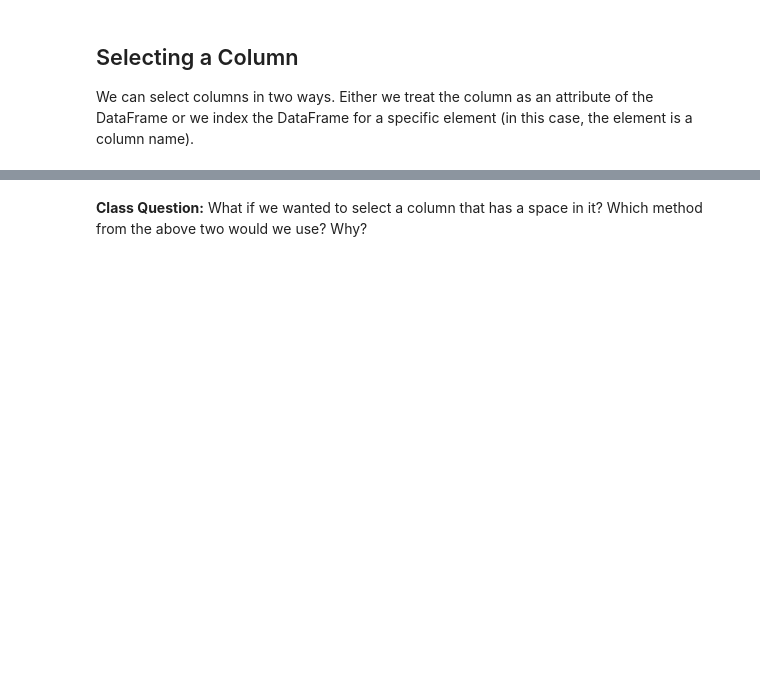
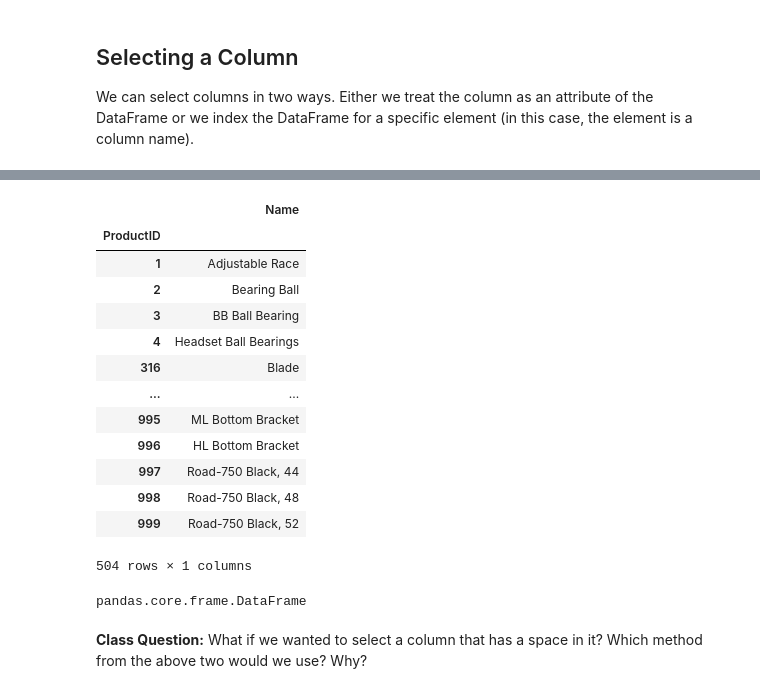
Before and after one commit to ersingt/coursework, a Jupyter notebook: 02-Week/01-pandas/01-pandas-intro_after_day_1.ipynb, the cells around one changed output, grey strips where cells are left out. Cells and saved outputs as stored; diff of their text form; code cells hidden in the pictures; blank space fills up the shorter version.

```diff
--- a/02-Week/01-pandas/01-pandas-intro_after_day_1.ipynb
+++ b/02-Week/01-pandas/01-pandas-intro_after_day_1.ipynb
@@ -178,5 +318,26 @@ We can select columns in two ways. Either we treat the column as an attribute of
 # %%
 # select the Name column only, returned as a Series object
+# %%
+prod[['Name']]
+# %% [output]
+|  | Name |
+| ProductID |  |
+| 1 | Adjustable Race |
+| 2 | Bearing Ball |
+| 3 | BB Ball Bearing |
+| 4 | Headset Ball Bearings |
+| 316 | Blade |
+| ... | ... |
+| 995 | ML Bottom Bracket |
+| 996 | HL Bottom Bracket |
+| 997 | Road-750 Black, 44 |
+| 998 | Road-750 Black, 48 |
+| 999 | Road-750 Black, 52 |
+504 rows × 1 columns
+# %%
+type(prod[['Name']])
+# %% [output]
+pandas.core.frame.DataFrame
 # %%
 # select the Name column only, returned as a DataFrame object
 # %%
```
Also changed, not shown: parts of 34 cells of this notebook, 1 other file.
